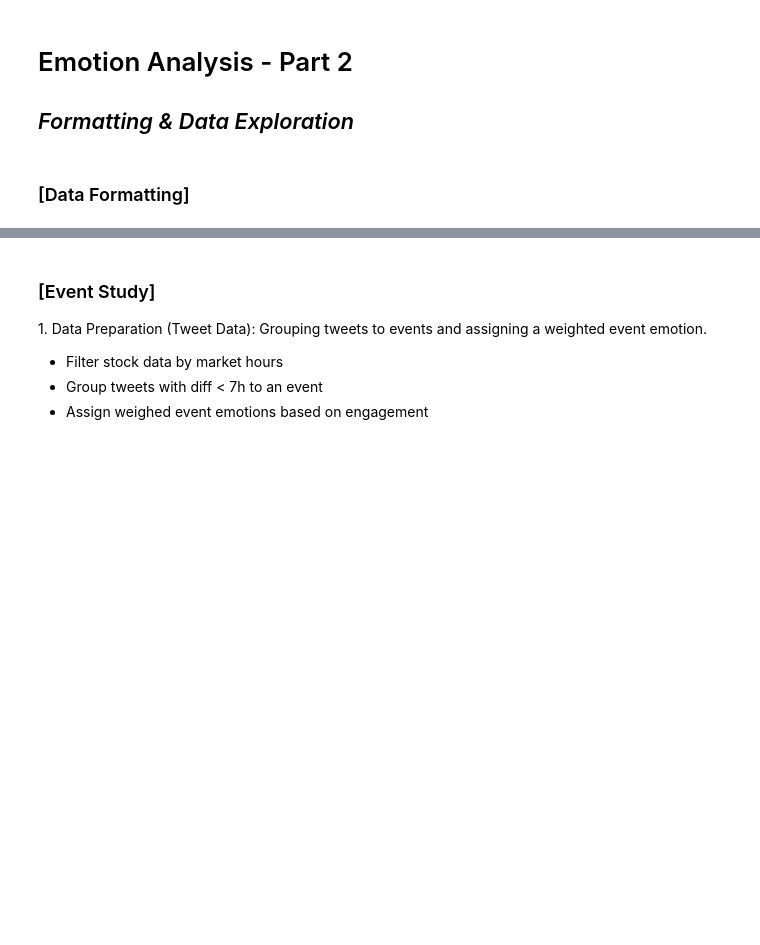
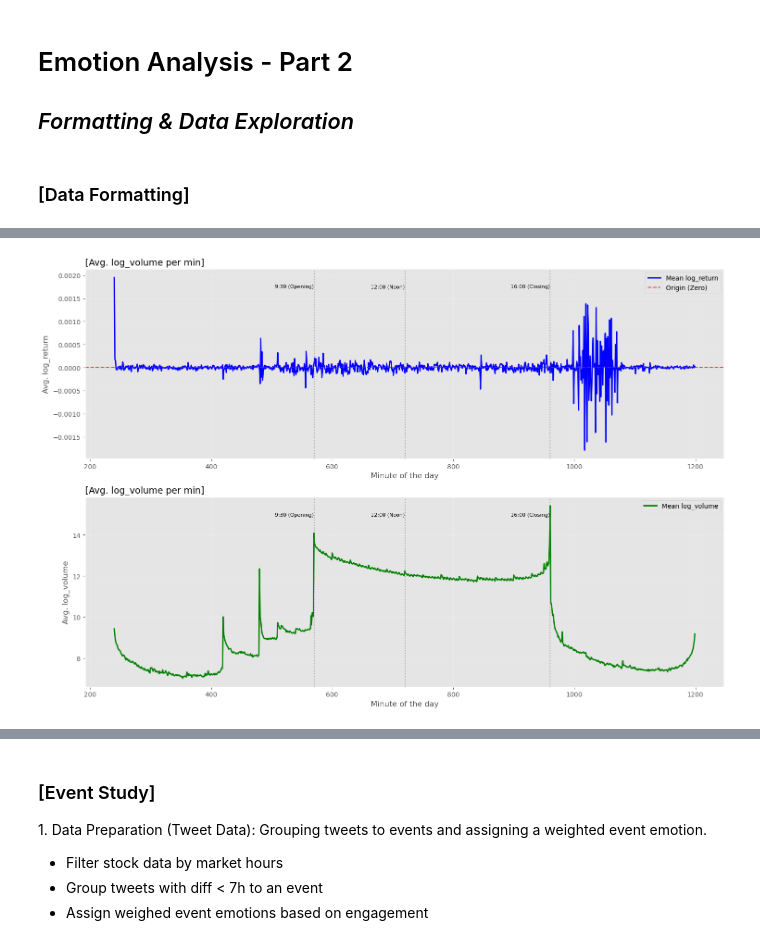
Before and after one commit to AK960/COIN_Repo, a Jupyter notebook: scripts/analyse_emotions.ipynb, the cells around one changed output, grey strips where cells are left out. Cells and saved outputs as stored; diff of their text form; code cells hidden in the pictures; blank space fills up the shorter version.

```diff
--- a/scripts/analyse_emotions.ipynb
+++ b/scripts/analyse_emotions.ipynb
@@ -275,0 +265,83 @@ print("[Stock]\n", df_stock_data.head())
+# %%
+### Examining intraday seasonality of fin data ###
+
+# Calculate minute of day for stock data
+df_stock_data['minute_of_day'] = df_stock_data['timestamp'].dt.hour * 60 + df_stock_data['timestamp'].dt.minute
+
+# Get log return and log volume
+df_stock_data['log_return'] = np.log(
+    df_stock_data['close'] / df_stock_data['close'].shift(1)
+)
+df_stock_data['log_volume'] = np.log1p( # Using log1p to avoid issues with log(0), i.e., when no trades were made
+    df_stock_data['volume']             # => log1p(x) = log(x + 1)
+)
+
+# Compute intraday profile by grouping by minute of day
+intraday_profile = df_stock_data.groupby('minute_of_day')[['log_return', 'log_volume']].agg(['mean', 'std']).reset_index()
+# %%
+print("[Intraday Profile] Visualization of intraday seasonality: Course of means per minute of day")
+
+# Convert minute of the day to time_label
+intraday_profile['hour'] = intraday_profile['minute_of_day'] // 60
+intraday_profile['minute'] = intraday_profile['minute_of_day'] % 60
+intraday_profile['time_label'] = intraday_profile['hour'].astype(str) + ':' + intraday_profile['minute'].astype(str).str.zfill(2)
+
+# Subplot with two y-axes for different scales
+fig, (ax1, ax2) = plt.subplots(2, 1, figsize=(15, 10))
+
+# Plot 1: Log Return means
+ax1.plot(intraday_profile['minute_of_day'], intraday_profile[('log_return', 'mean')],
+         color='blue', linewidth=2, label='Mean log_return')
+ax1.axhline(y=0, color='red', linestyle='--', alpha=0.7, label='Origin (Zero)')
+ax1.set_title('[Avg. log_volume per min]', fontsize=14, loc='left')
+ax1.set_xlabel('Minute of the day')
+ax1.set_ylabel('Avg. log_return')
+ax1.grid(True, alpha=0.3)
+ax1.legend()
+
+# Market hours of NY Stock Exchange in eastern timezone
+market_times = {
+    570: '9:30 (Opening)',
+    720: '12:00 (Noon)',
+    960: '16:00 (Closing)'
+}
+
+# Plot 2: Log Volume means
+ax2.plot(intraday_profile['minute_of_day'], intraday_profile[('log_volume', 'mean')],
+         color='green', linewidth=2, label='Mean log_volume')
+ax2.set_title('[Avg. log_volume per min]', fontsize=14, loc='left')
+ax2.set_xlabel('Minute of the day')
+ax2.set_ylabel('Avg. log_volume')
+ax2.grid(True, alpha=0.3)
+ax2.legend()
+
+# Mark market hours in both plots
+for ax in [ax1, ax2]:
+    for minute, label in market_times.items():
+        if minute in intraday_profile['minute_of_day'].values:
+            ax.axvline(x=minute, color='gray', linestyle=':', alpha=0.6)
+            y_pos = ax.get_ylim()[0] + (ax.get_ylim()[1] - ax.get_ylim()[0]) * 0.9
+            ax.text(minute, y_pos, label, fontsize=8, ha='right')
+
+plt.tight_layout()
+plt.show()
+
+# Stats
+print(f"[Mean Stats] Intraday Profile of means of TSLA Stock Data")
+print(f"Log Return:")
+print(f"  - Min: {intraday_profile[('log_return', 'mean')].min():.6f}")
+print(f"  - Max: {intraday_profile[('log_return', 'mean')].max():.6f}")
+print(f"  - Span: {intraday_profile[('log_return', 'mean')].max() - intraday_profile[('log_return', 'mean')].min():.6f}")
+
+print(f"Log Volume:")
+print(f"  - Min: {intraday_profile[('log_volume', 'mean')].min():.3f}")
+print(f"  - Max: {intraday_profile[('log_volume', 'mean')].max():.3f}")
+print(f"  - Span: {intraday_profile[('log_volume', 'mean')].max() - intraday_profile[('log_volume', 'mean')].min():.3f}")
+
+min_volume_time = intraday_profile.loc[intraday_profile[('log_volume', 'mean')].idxmin(), 'time_label']
+max_volume_time = intraday_profile.loc[intraday_profile[('log_volume', 'mean')].idxmax(), 'time_label']
+
+print(f"\n[Peak Times]")
+print(f"Lowest volume at: {min_volume_time.iloc[0]}")
+print(f"Highest volume at: {max_volume_time.iloc[0]}")
+# %% [output]
@@ -275,0 +350 @@ print("[Stock]\n", df_stock_data.head())
+[figure, added]
```
Also changed, not shown: parts of 15 cells of this notebook.
